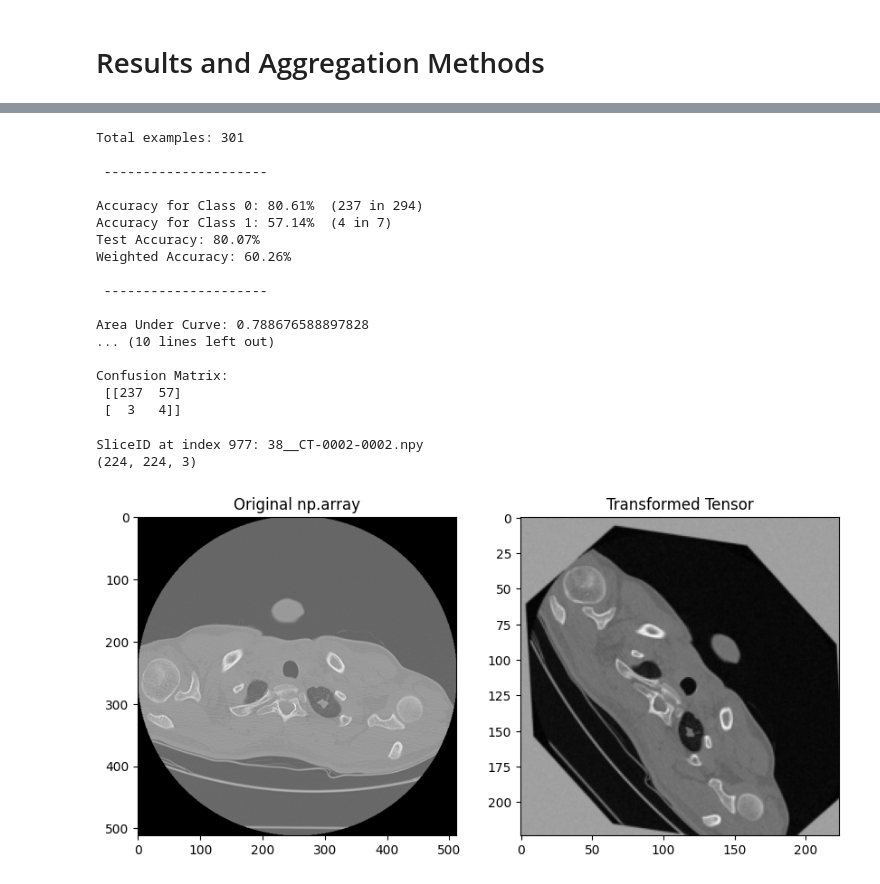
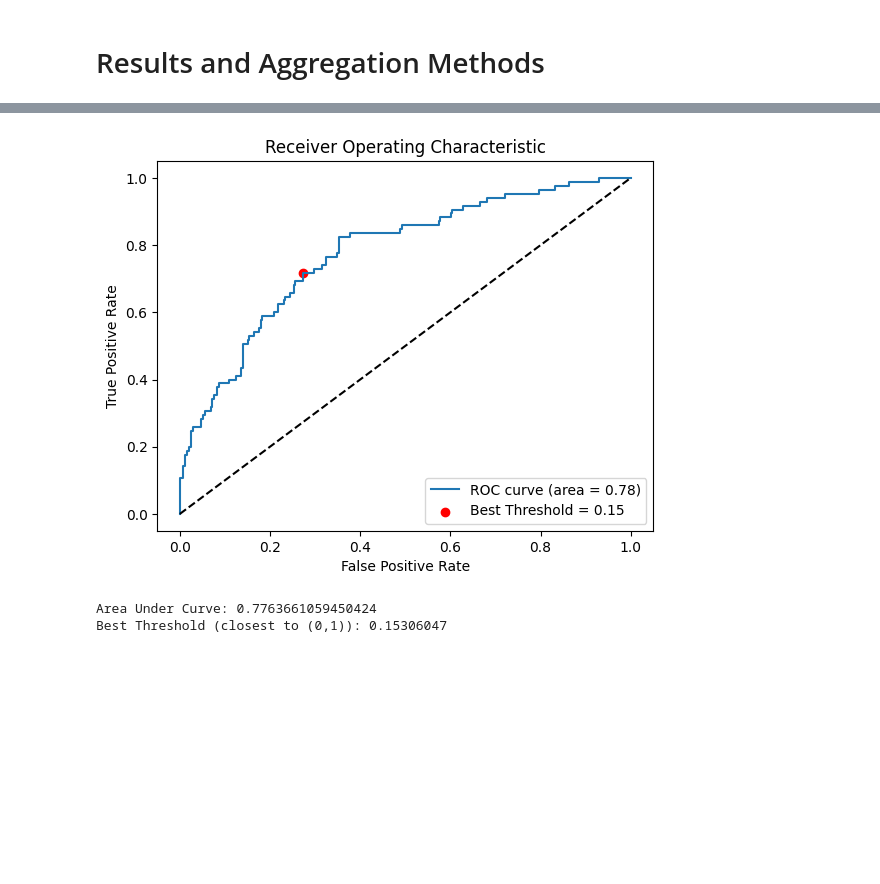
Before and after one commit to rafael-andre1/AI-for-Interstitial-Lung-Disease-Classification, a Jupyter notebook: 3 - resnetTesting/3.3 - evalAsPatient/aggregateProbabilities.ipynb, the cells around one changed output, grey strips where cells are left out. Drawn from its saved outputs; the diff is of its cells as text; code cells hidden in the pictures; blank space fills up the shorter version.

```diff
--- a/3 - resnetTesting/3.3 - evalAsPatient/aggregateProbabilities.ipynb
+++ b/3 - resnetTesting/3.3 - evalAsPatient/aggregateProbabilities.ipynb
@@ -314,3 +338,9 @@ plotLoss(hrct_loss, hrct_val_loss, best_epoch)
+# %%
+threshold_eval, auc_eval = getROC(resnet_eval, val_dataset)
+# %% [output]
+[figure, added]
+Area Under Curve: 0.7763661059450424
+Best Threshold (closest to (0,1)): 0.15306047
 # %%
 def evalResNet(resnet18, test_dataset, threshold, auc):
     device = torch.device("cuda" if torch.cuda.is_available() else "cpu")
@@ -411,29 +441,3 @@ def evalResNet(resnet18, test_dataset, threshold, auc):
     # Confusion matrix
     print("\n --------------------- \n")
     print("\nConfusion Matrix: \n", conf_mat)
-# %%
-evalResNet(resnet_hrct, test_dataset,threshold_hrct,auc_hrct)
-# %% [output]
-Total examples: 301
-
- ---------------------
-
-Accuracy for Class 0: 80.61%  (237 in 294)
-Accuracy for Class 1: 57.14%  (4 in 7)
-Test Accuracy: 80.07%
-Weighted Accuracy: 60.26%
-
- ---------------------
-
-Area Under Curve: 0.788676588897828
-... (10 lines left out)
-
-Confusion Matrix:
- [[237  57]
- [  3   4]]
-# %%
-tensorVSnp(train_dataset, False)
-# %% [output]
-SliceID at index 977: 38__CT-0002-0002.npy
-(224, 224, 3)
-[figure, removed]
```
Also changed, not shown: parts of 18 cells of this notebook.
